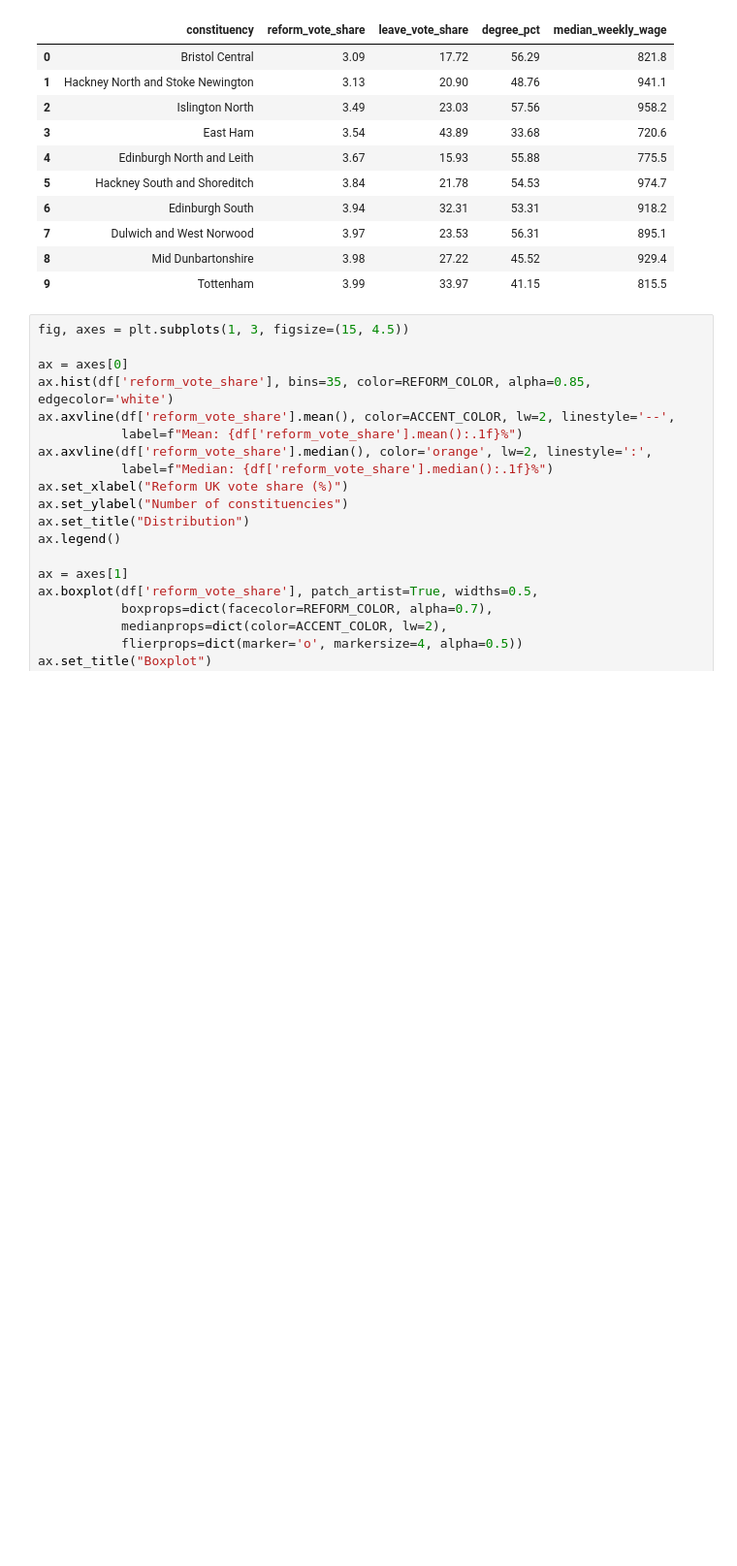
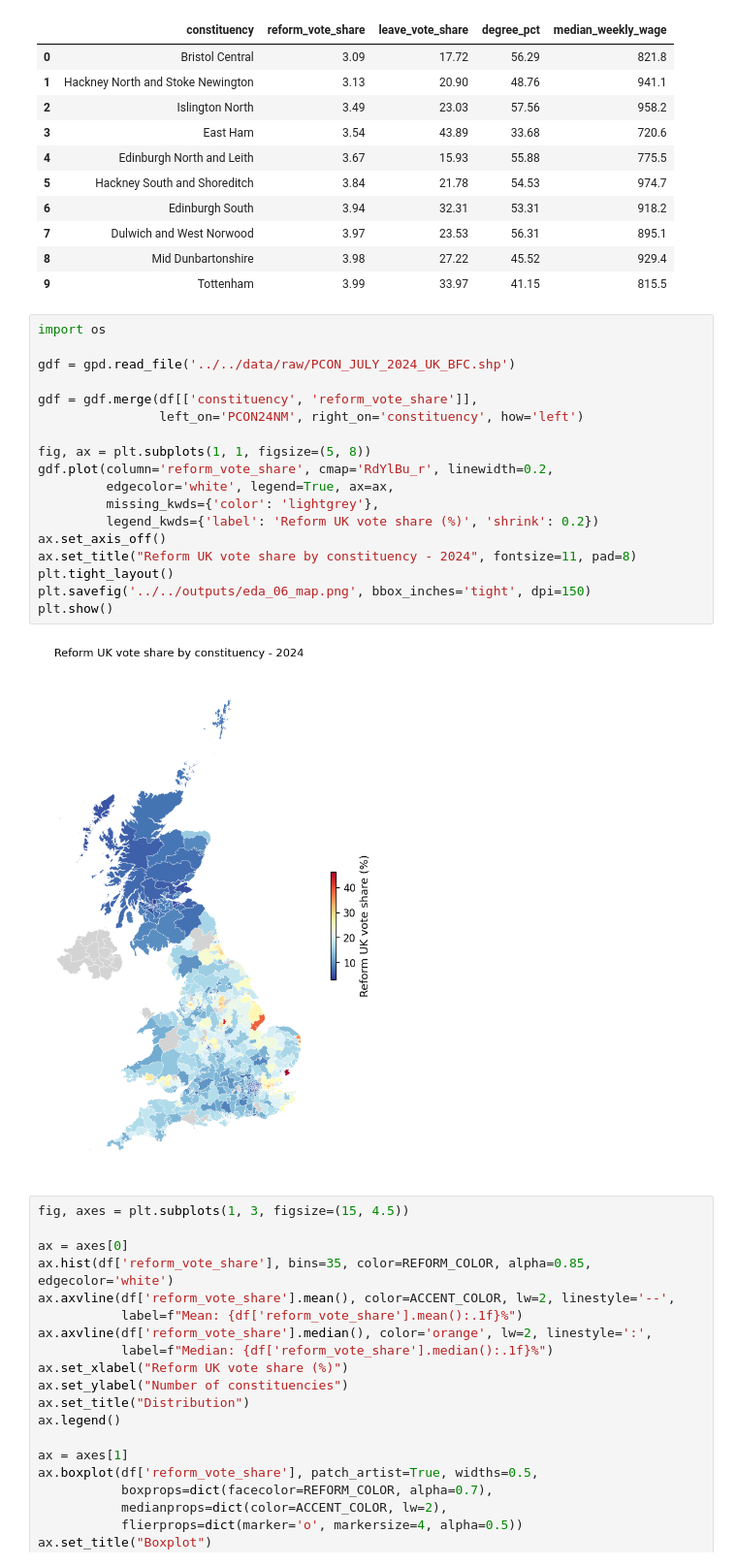
Before and after one commit to Katpst/ml-reform-uk-votes-prediction, a Jupyter notebook: src/notebooks/reform_UK_analysis.ipynb, the cells around one changed output. Shown at 97% size. Saved outputs shown, nothing was run; the diff lists cells and outputs as text; blank space fills up the shorter version.

```diff
--- a/src/notebooks/reform_UK_analysis.ipynb
+++ b/src/notebooks/reform_UK_analysis.ipynb
@@ -111,6 +112,26 @@ Bottom 10: lowest Reform UK vote share:
 | 7 | Dulwich and West Norwood | 3.97 | 23.53 | 56.31 | 895.1 |
 | 8 | Mid Dunbartonshire | 3.98 | 27.22 | 45.52 | 929.4 |
 | 9 | Tottenham | 3.99 | 33.97 | 41.15 | 815.5 |
+# %%
+import os
+
+gdf = gpd.read_file('../../data/raw/PCON_JULY_2024_UK_BFC.shp')
+
+gdf = gdf.merge(df[['constituency', 'reform_vote_share']],
+                left_on='PCON24NM', right_on='constituency', how='left')
+
+fig, ax = plt.subplots(1, 1, figsize=(5, 8))
+gdf.plot(column='reform_vote_share', cmap='RdYlBu_r', linewidth=0.2,
+         edgecolor='white', legend=True, ax=ax,
+         missing_kwds={'color': 'lightgrey'},
+         legend_kwds={'label': 'Reform UK vote share (%)', 'shrink': 0.2})
+ax.set_axis_off()
+ax.set_title("Reform UK vote share by constituency - 2024", fontsize=11, pad=8)
+plt.tight_layout()
+plt.savefig('../../outputs/eda_06_map.png', bbox_inches='tight', dpi=150)
+plt.show()
+# %% [output]
+[figure, added]
 # %%
 fig, axes = plt.subplots(1, 3, figsize=(15, 4.5))
 
```
Also changed, not shown: parts of 1 cell of this notebook, 8 other files.
